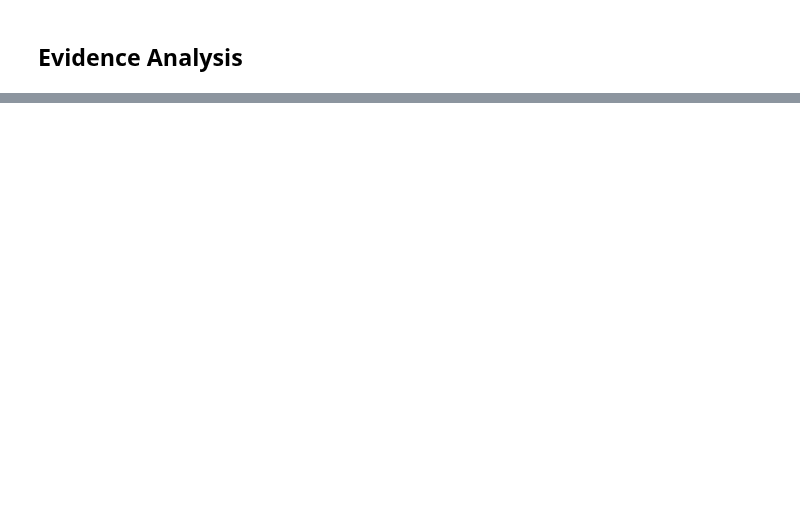
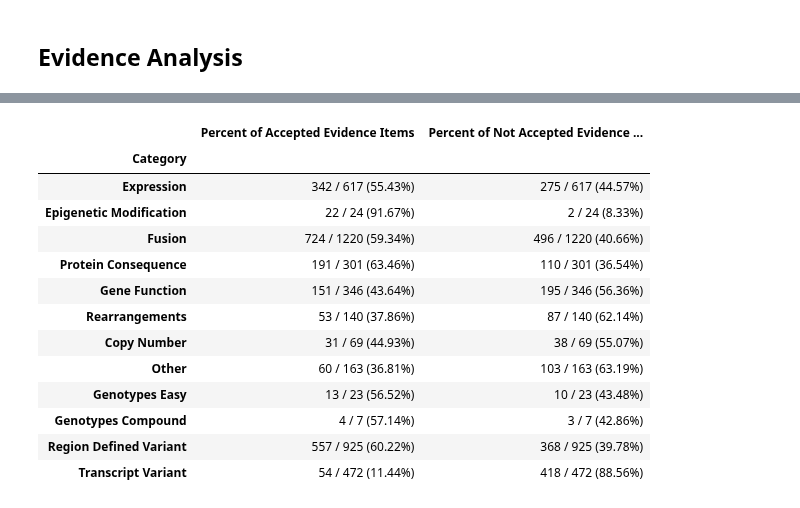
Before and after one commit to cancervariants/variation-normalization, a Jupyter notebook: notebooks/analysis/civic/civic_evidence_analysis.ipynb, the cells around one changed output, grey strips where cells are left out. Saved outputs shown, nothing was run; the diff lists cells and outputs as text; code cells hidden in the pictures; blank space fills up the shorter version.

```diff
--- a/notebooks/analysis/civic/civic_evidence_analysis.ipynb
+++ b/notebooks/analysis/civic/civic_evidence_analysis.ipynb
@@ -1180,0 +1164,18 @@ not_supported_variant_evidence_percent_evidence_df
+# %%
+not_supported_variant_evidence_percent_evidence_df= not_supported_variant_evidence_percent_evidence_df.set_index('Category')
+not_supported_variant_evidence_percent_evidence_df
+# %% [output]
+|  | Percent of Accepted Evidence Items | Percent of Not Accepted Evidence ... |
+| Category |  |  |
+| Expression | 342 / 617 (55.43%) | 275 / 617 (44.57%) |
+| Epigenetic Modification | 22 / 24 (91.67%) | 2 / 24 (8.33%) |
+| Fusion | 724 / 1220 (59.34%) | 496 / 1220 (40.66%) |
+| Protein Consequence | 191 / 301 (63.46%) | 110 / 301 (36.54%) |
+| Gene Function | 151 / 346 (43.64%) | 195 / 346 (56.36%) |
+| Rearrangements | 53 / 140 (37.86%) | 87 / 140 (62.14%) |
+| Copy Number | 31 / 69 (44.93%) | 38 / 69 (55.07%) |
+| Other | 60 / 163 (36.81%) | 103 / 163 (63.19%) |
+| Genotypes Easy | 13 / 23 (56.52%) | 10 / 23 (43.48%) |
+| Genotypes Compound | 4 / 7 (57.14%) | 3 / 7 (42.86%) |
+| Region Defined Variant | 557 / 925 (60.22%) | 368 / 925 (39.78%) |
+| Transcript Variant | 54 / 472 (11.44%) | 418 / 472 (88.56%) |
```
Also changed, not shown: parts of 21 cells of this notebook.
